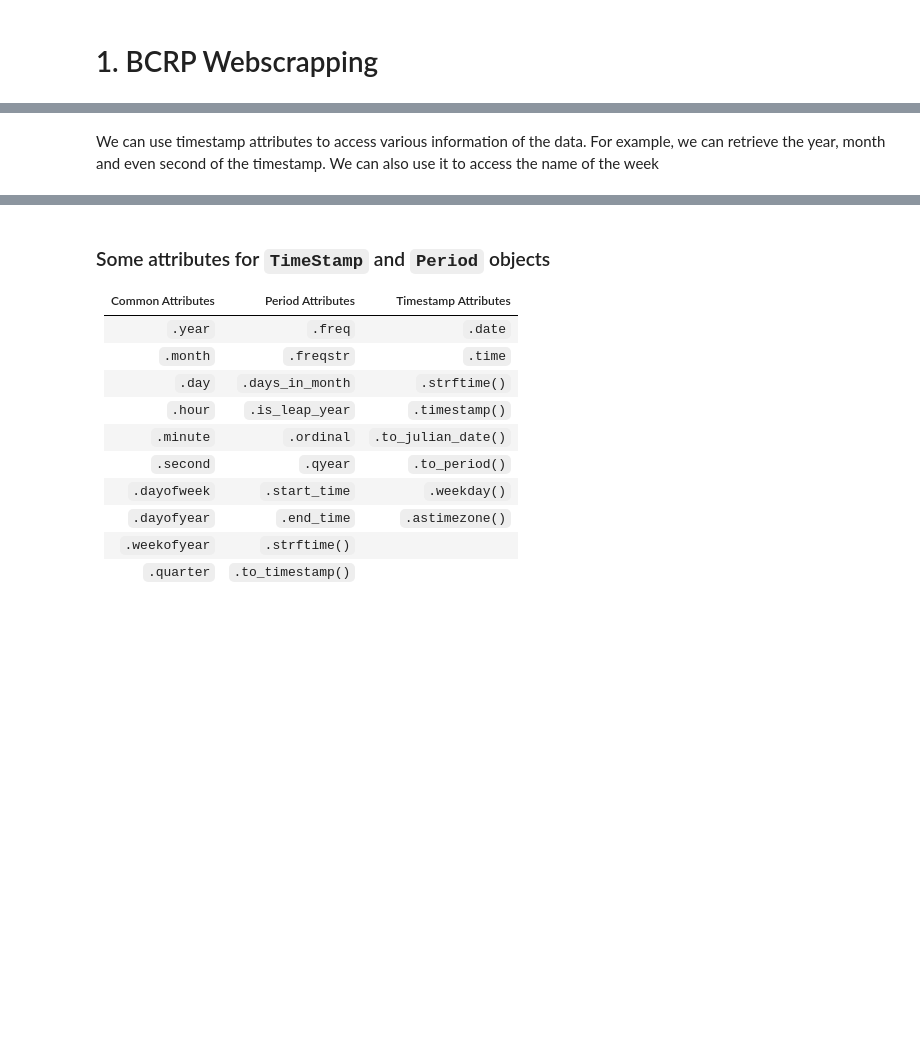
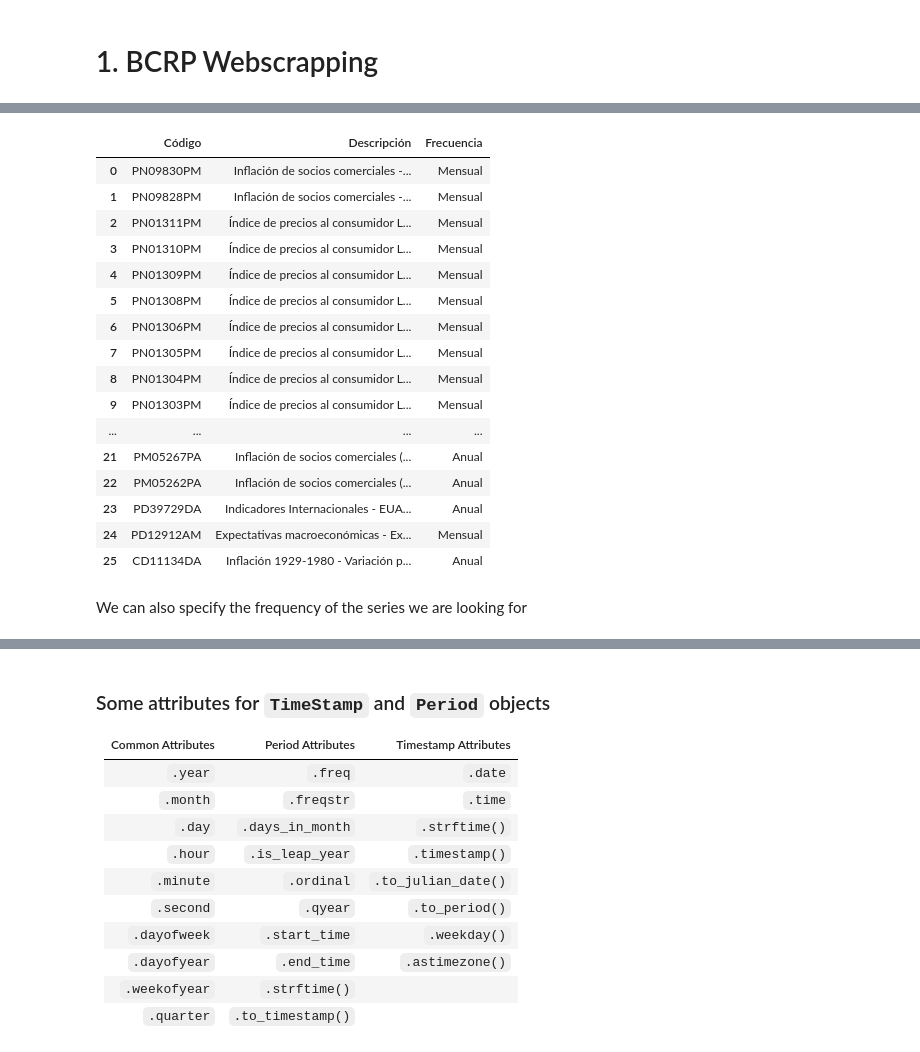
Before and after one commit to estcab00/timeseries-python, a Jupyter notebook: Sessions/Session 3 - Time Series Extraction.ipynb, the cells around one changed output, grey strips where cells are left out. Saved outputs shown, nothing was run; the diff lists cells and outputs as text; code cells hidden in the pictures; blank space fills up the shorter version.

```diff
--- a/Sessions/Session 3 - Time Series Extraction.ipynb
+++ b/Sessions/Session 3 - Time Series Extraction.ipynb
@@ -41,4 +127,3 @@ Timestamp('2024-07-15 00:00:00')
 # %%
-timestamp = pd.Timestamp(datetime(2024,7,15, 18, 10, 5))
-timestamp
+bcrp.bcrp_search("Inflación")
 # %% [output]
@@ -46,3 +130,20 @@ Timestamp('2024-07-15 18:10:05')
+|  | Código | Descripción | Frecuencia |
+| 0 | PN09830PM | Inflación de socios comerciales -... | Mensual |
+| 1 | PN09828PM | Inflación de socios comerciales -... | Mensual |
+| 2 | PN01311PM | Índice de precios al consumidor L... | Mensual |
+| 3 | PN01310PM | Índice de precios al consumidor L... | Mensual |
+| 4 | PN01309PM | Índice de precios al consumidor L... | Mensual |
+| 5 | PN01308PM | Índice de precios al consumidor L... | Mensual |
+| 6 | PN01306PM | Índice de precios al consumidor L... | Mensual |
+| 7 | PN01305PM | Índice de precios al consumidor L... | Mensual |
+| 8 | PN01304PM | Índice de precios al consumidor L... | Mensual |
+| 9 | PN01303PM | Índice de precios al consumidor L... | Mensual |
+| ... | ... | ... | ... |
+| 21 | PM05267PA | Inflación de socios comerciales (... | Anual |
+| 22 | PM05262PA | Inflación de socios comerciales (... | Anual |
+| 23 | PD39729DA | Indicadores Internacionales - EUA... | Anual |
+| 24 | PD12912AM | Expectativas macroeconómicas - Ex... | Mensual |
+| 25 | CD11134DA | Inflación 1929-1980 - Variación p... | Anual |
 # %% [markdown]
-We can use timestamp attributes to access various information of the data. For example, we can retrieve the year, month and even second of the timestamp. We can also use it to access the name of the week
+We can also specify the frequency of the series we are looking for
 # %%
```
Also changed, not shown: parts of 79 cells of this notebook.
